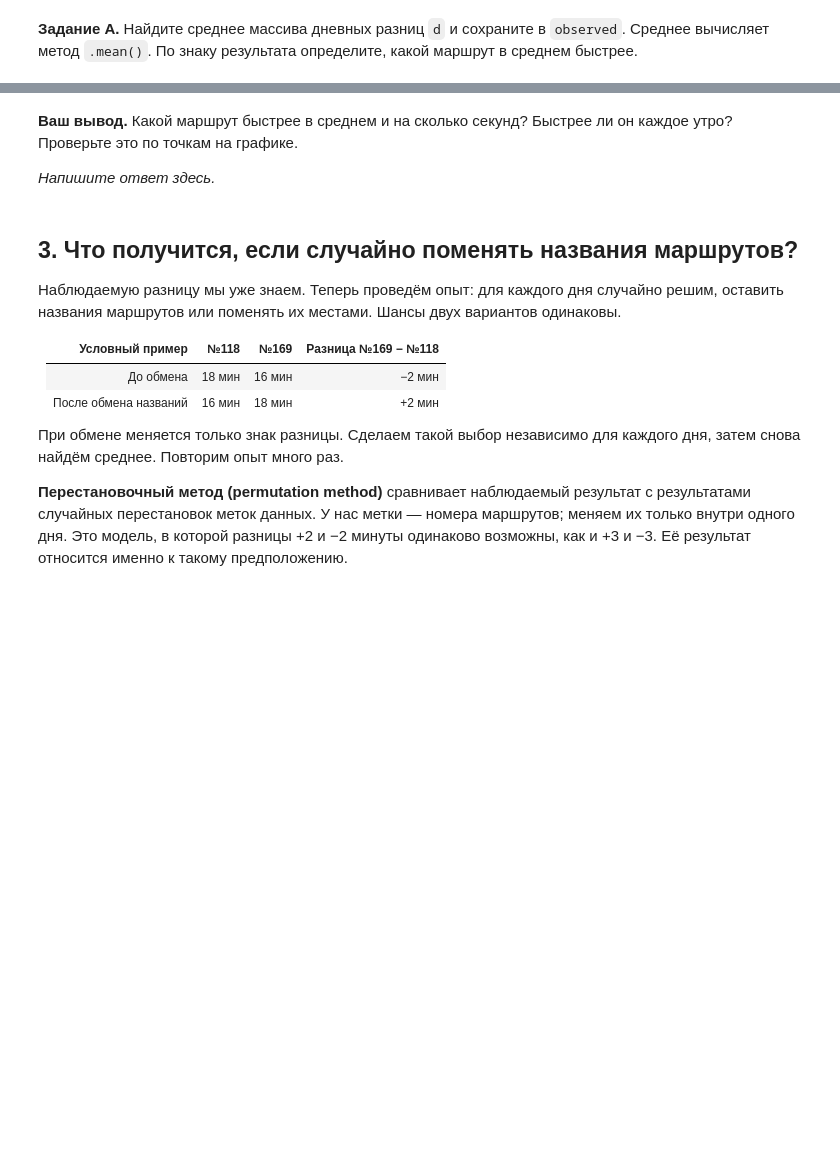
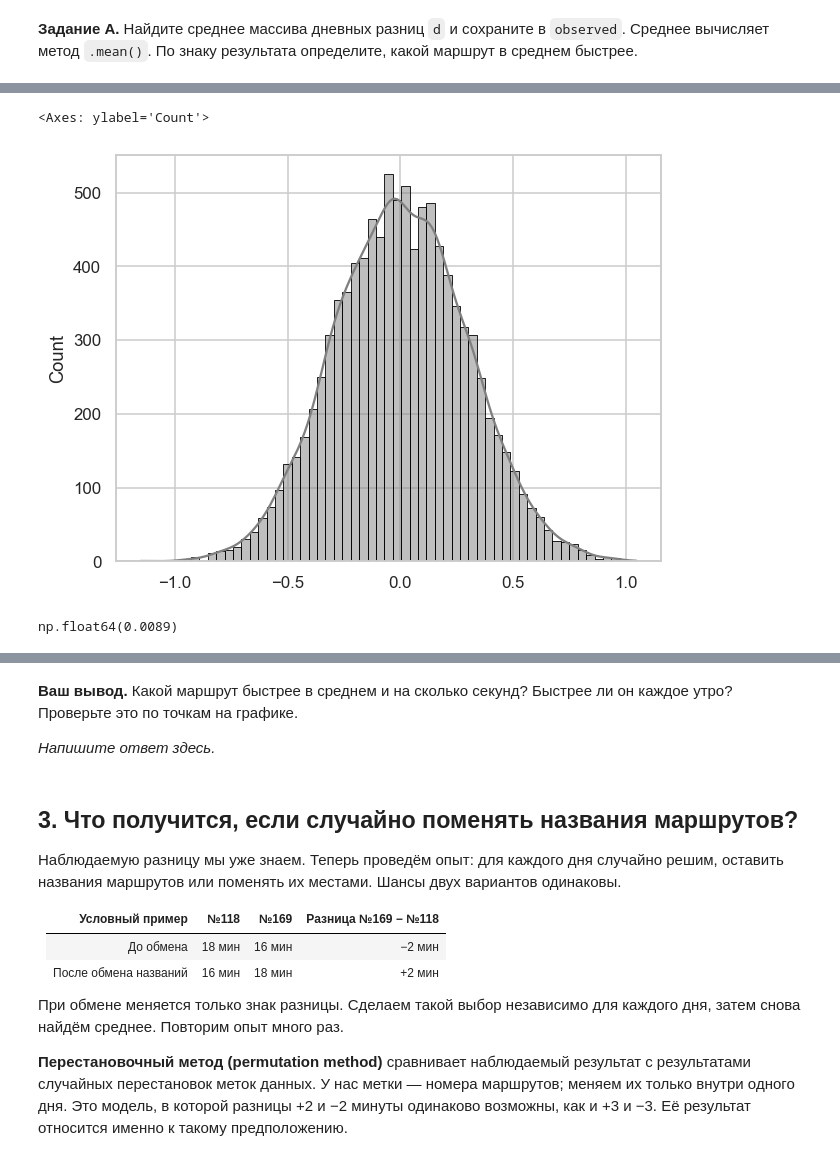
Before and after one commit to simonlobgromov/ML_classic_course, a Jupyter notebook: practice/practicum_mossovet_asia_mall_bootstrap.ipynb, the cells around one changed output, grey strips where cells are left out. Saved outputs shown, nothing was run; the diff lists cells and outputs as text; code cells hidden in the pictures; blank space fills up the shorter version.

```diff
--- a/practice/practicum_mossovet_asia_mall_bootstrap.ipynb
+++ b/practice/practicum_mossovet_asia_mall_bootstrap.ipynb
@@ -686,3 +875,27 @@ print(daily.head().rename(columns={118: '№118, мин', 169: '№169, мин',
+# %%
+all_ = data.minutes.to_numpy()
+# %%
+N_ITER = 10000
+delta_list = []
+for _ in range(N_ITER):
+    n = stats_.loc[118, 'n'].item()
+    idx = np.random.permutation(len(all_))
+    sample_a = all_[idx[:n]].mean()
+    sample_b = all_[idx[n:]].mean()
+    delta = sample_a - sample_b
+    delta_list.append(delta)
+
+delta_list = np.array(delta_list)
+# %%
+sns.histplot(delta_list, kde=True, color='gray', edgecolor='black')
+# %% [output]
+<Axes: ylabel='Count'>
+[figure, added]
+# %%
+p_value = (delta_list > 0.7153888779968494).mean()
+p_value
+# %% [output]
+np.float64(0.0089)
 # %%
 # TODO: Compute the mean of the daily differences.
 observed = ...
```
Also changed, not shown: parts of 33 cells of this notebook, 8 other files.
